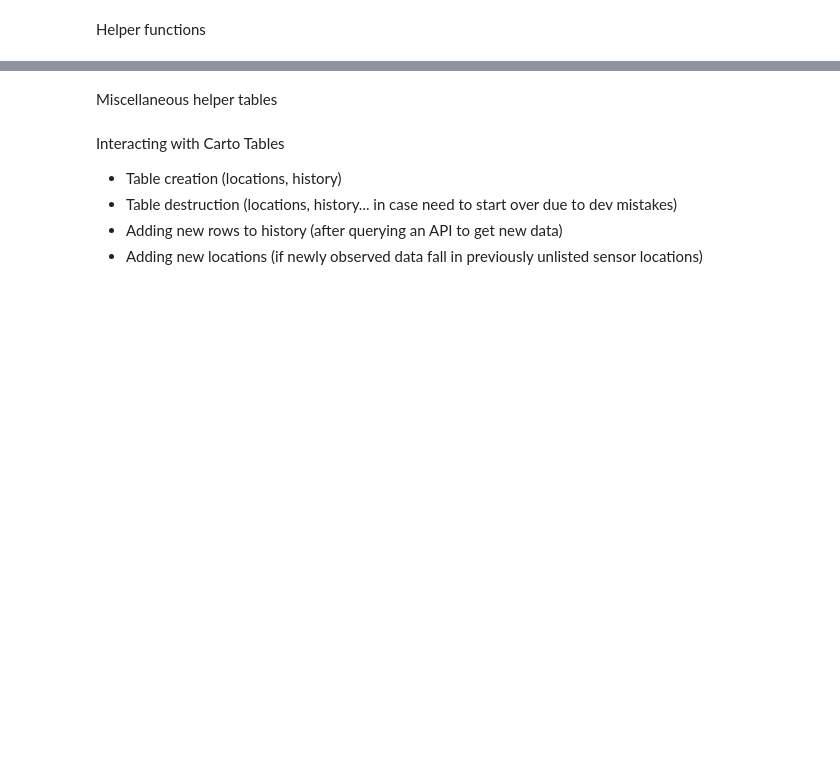
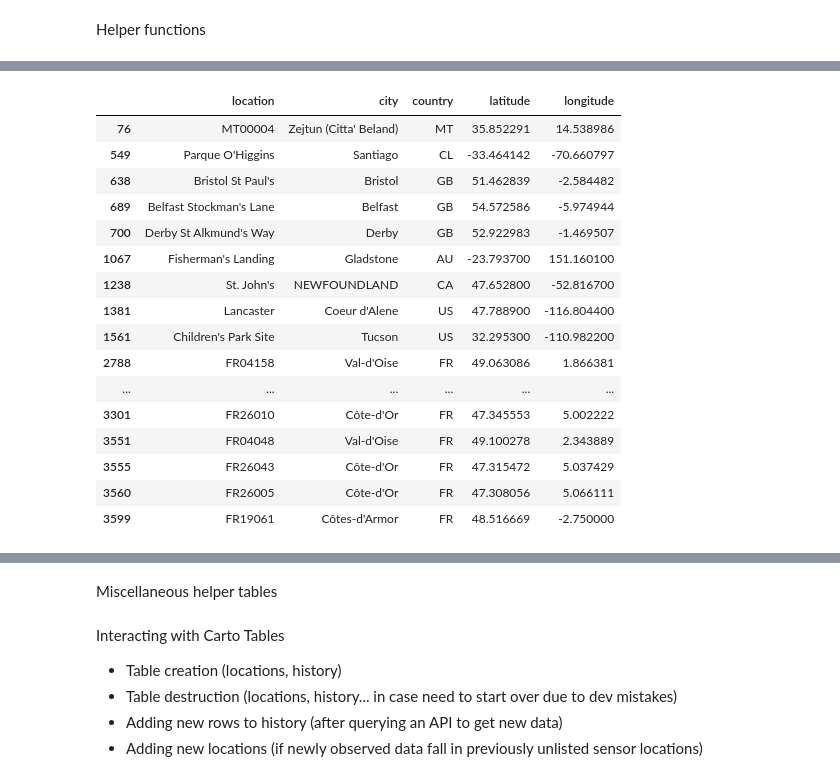
Before and after one commit to nsuberi/ResourceWatchCode, a Jupyter notebook: Near Real Time data procedures/Vector Handling/OpenAQ.ipynb, the cells around one changed output, grey strips where cells are left out. Saved outputs shown, nothing was run; the diff lists cells and outputs as text; code cells hidden in the pictures; blank space fills up the shorter version.

```diff
--- a/Near Real Time data procedures/Vector Handling/OpenAQ.ipynb
+++ b/Near Real Time data procedures/Vector Handling/OpenAQ.ipynb
@@ -95,0 +153,18 @@ carto_api_token = config.get("auth", "carto_api_token")
+# %%
+# 135 comes from the code snippet below, to restart code and add in date to output of each loop
+for csv in keys[135:]:
+    if csv[-3:] == "csv":
+        print("Now handling date:", csv)
+        url = "https://openaq-data.s3.amazonaws.com/"+csv
+        data = pd.read_csv(url)
+
+        kwargs = {
+            "data_df":data,
+            "target_table_name":"open_aq_locations",
+            "cols_and_types":cols_and_types_locations,
+            "cols_with_apostrophes":["location", "city","country"],
+            "float_cols":["latitude", "longitude"],
+            "precision":6
+        }
+
+        update_table_without_duplicates(**kwargs)
@@ -148,0 +333,10 @@ def update_in_batches(data_df, batch_size, target_table_name, cols_and_types, co
+# %%
+column_names = list(cols_and_types_locations.keys())
+target_table_name = "open_aq_locations"
+select_all_sql = """
+SELECT * FROM {table_name}
+""".format(table_name=target_table_name)
+res = sql_api(carto_url, select_all_sql, carto_api_token)
+target_table = pd.DataFrame(res.json()["rows"], columns=column_names)
+target_table = fix_precision_of_floats(target_table, ["latitude", "longitude"], 6)
+target_table.shape
@@ -148,0 +345,7 @@ def update_in_batches(data_df, batch_size, target_table_name, cols_and_types, co
+# %%
+data_df = dec8
+obs = data_df[column_names]
+obs = obs.drop_duplicates(keep="first")
+obs = keep_geolocated(obs)
+obs = fix_precision_of_floats(obs, ["latitude", "longitude"], 6)
+obs.shape
@@ -148,0 +390,5 @@ def update_in_batches(data_df, batch_size, target_table_name, cols_and_types, co
+# %%
+shared = target_table.merge(obs, on=column_names, how="inner")
+shared["key"] = "x"
+print(shared.shape)
+shared.head(10)
@@ -148,0 +408,23 @@ def update_in_batches(data_df, batch_size, target_table_name, cols_and_types, co
+# %%
+temp_df = pd.merge(obs, shared, on=column_names, how="left")
+new_obs = temp_df[temp_df["key"].isnull()].drop("key", axis=1)
+#new_obs = new_obs.reset_index()[column_names]
+new_obs
+# %% [output]
+|  | location | city | country | latitude | longitude |
+| 76 | MT00004 | Zejtun (Citta' Beland) | MT | 35.852291 | 14.538986 |
+| 549 | Parque O'Higgins | Santiago | CL | -33.464142 | -70.660797 |
+| 638 | Bristol St Paul's | Bristol | GB | 51.462839 | -2.584482 |
+| 689 | Belfast Stockman's Lane | Belfast | GB | 54.572586 | -5.974944 |
+| 700 | Derby St Alkmund's Way | Derby | GB | 52.922983 | -1.469507 |
+| 1067 | Fisherman's Landing | Gladstone | AU | -23.793700 | 151.160100 |
+| 1238 | St. John's | NEWFOUNDLAND | CA | 47.652800 | -52.816700 |
+| 1381 | Lancaster | Coeur d'Alene | US | 47.788900 | -116.804400 |
+| 1561 | Children's Park Site | Tucson | US | 32.295300 | -110.982200 |
+| 2788 | FR04158 | Val-d'Oise | FR | 49.063086 | 1.866381 |
+| ... | ... | ... | ... | ... | ... |
+| 3301 | FR26010 | Côte-d'Or | FR | 47.345553 | 5.002222 |
+| 3551 | FR04048 | Val-d'Oise | FR | 49.100278 | 2.343889 |
+| 3555 | FR26043 | Côte-d'Or | FR | 47.315472 | 5.037429 |
+| 3560 | FR26005 | Côte-d'Or | FR | 47.308056 | 5.066111 |
+| 3599 | FR19061 | Côtes-d'Armor | FR | 48.516669 | -2.750000 |
```
Also changed, not shown: parts of 27 cells of this notebook, 1 other file.
